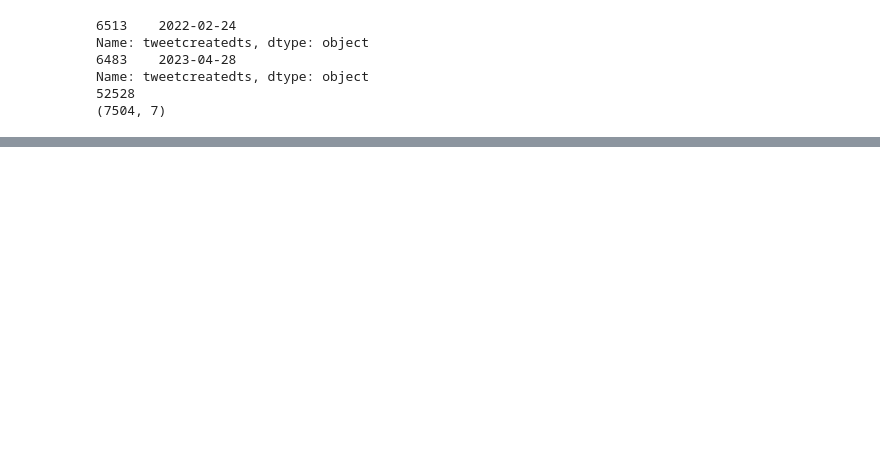
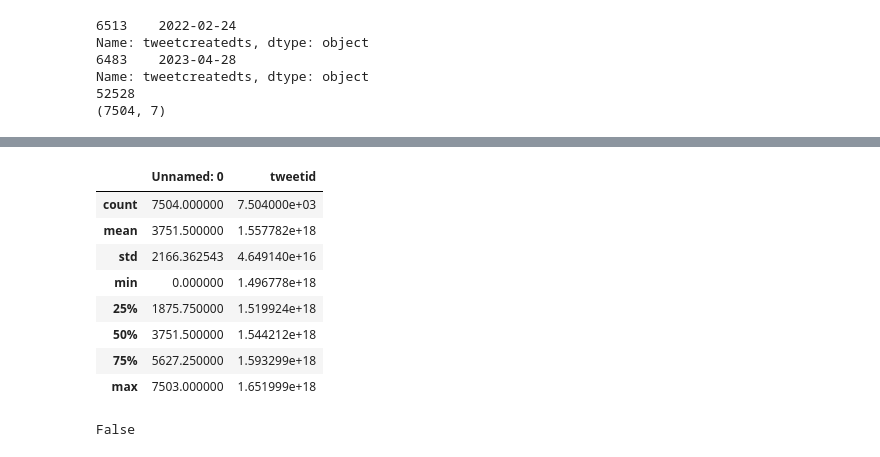
Before and after one commit to DrAmy-Data/CA2_S2, a Jupyter notebook: CA2_SEM2.ipynb, the cells around one changed output, grey strips where cells are left out. Cells and saved outputs as stored; diff of their text form; code cells hidden in the pictures; blank space fills up the shorter version.

```diff
--- a/CA2_SEM2.ipynb
+++ b/CA2_SEM2.ipynb
@@ -164,0 +214,17 @@ panda_df.to_csv('outputWithIndex.csv', index=True)
+# %%
+df.describe()
+# %% [output]
+|  | Unnamed: 0 | tweetid |
+| count | 7504.000000 | 7.504000e+03 |
+| mean | 3751.500000 | 1.557782e+18 |
+| std | 2166.362543 | 4.649140e+16 |
+| min | 0.000000 | 1.496778e+18 |
+| 25% | 1875.750000 | 1.519924e+18 |
+| 50% | 3751.500000 | 1.544212e+18 |
+| 75% | 5627.250000 | 1.593299e+18 |
+| max | 7503.000000 | 1.651999e+18 |
+# %%
+# dealing with null values
+df.isnull().values.any()
+# %% [output]
+False
```
Also changed, not shown: parts of 38 cells of this notebook.
